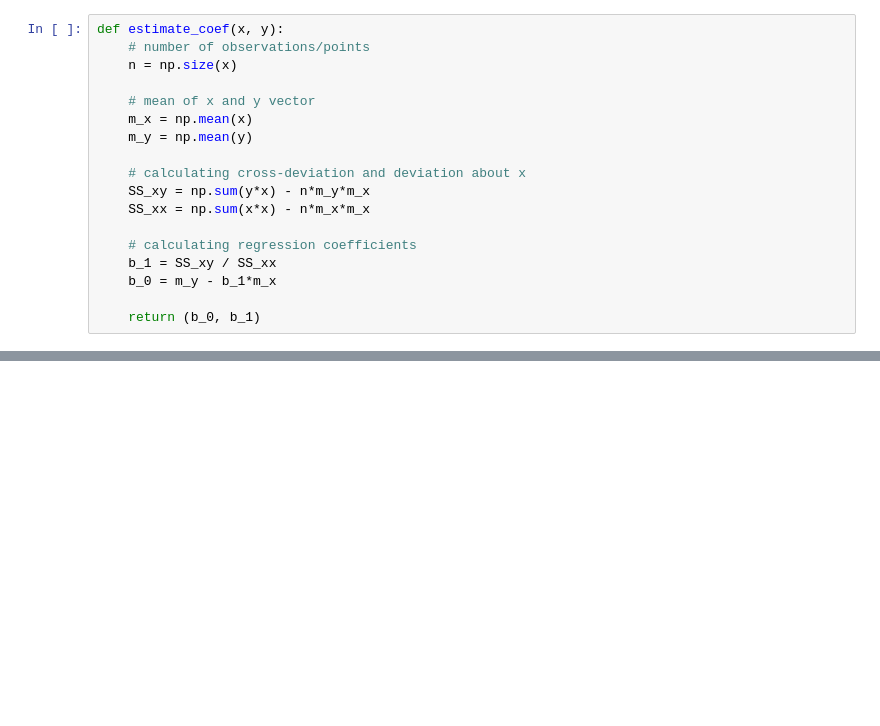
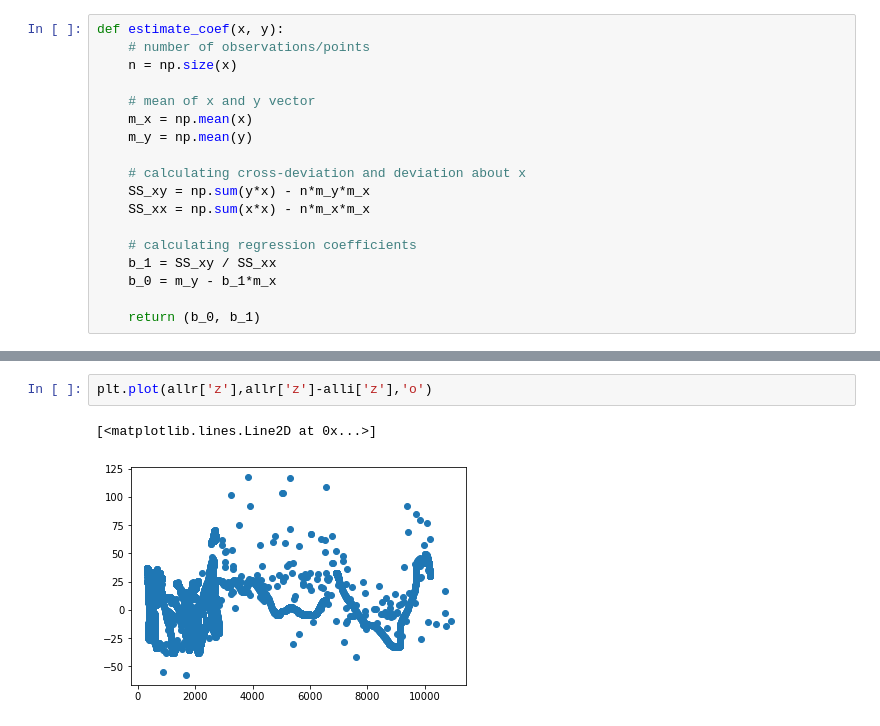
Before and after one commit to AllenInstitute/atlas_helper_tools, a Jupyter notebook: fmost_atlas_annotation/Validate HUST Resample Code Output.ipynb, the cells around one changed output, grey strips where cells are left out. Drawn from its saved outputs; the diff is of its cells as text; blank space fills up the shorter version.

```diff
--- a/fmost_atlas_annotation/Validate HUST Resample Code Output.ipynb
+++ b/fmost_atlas_annotation/Validate HUST Resample Code Output.ipynb
@@ -153,0 +178,5 @@ estimate_coef(rdf['z'],idf['z'])
+# %%
+plt.plot(allr['z'],allr['z']-alli['z'],'o')
+# %% [output]
+[<matplotlib.lines.Line2D at 0x...>]
+[figure, added]
```
Also changed, not shown: parts of 17 cells of this notebook, 6 other files.
